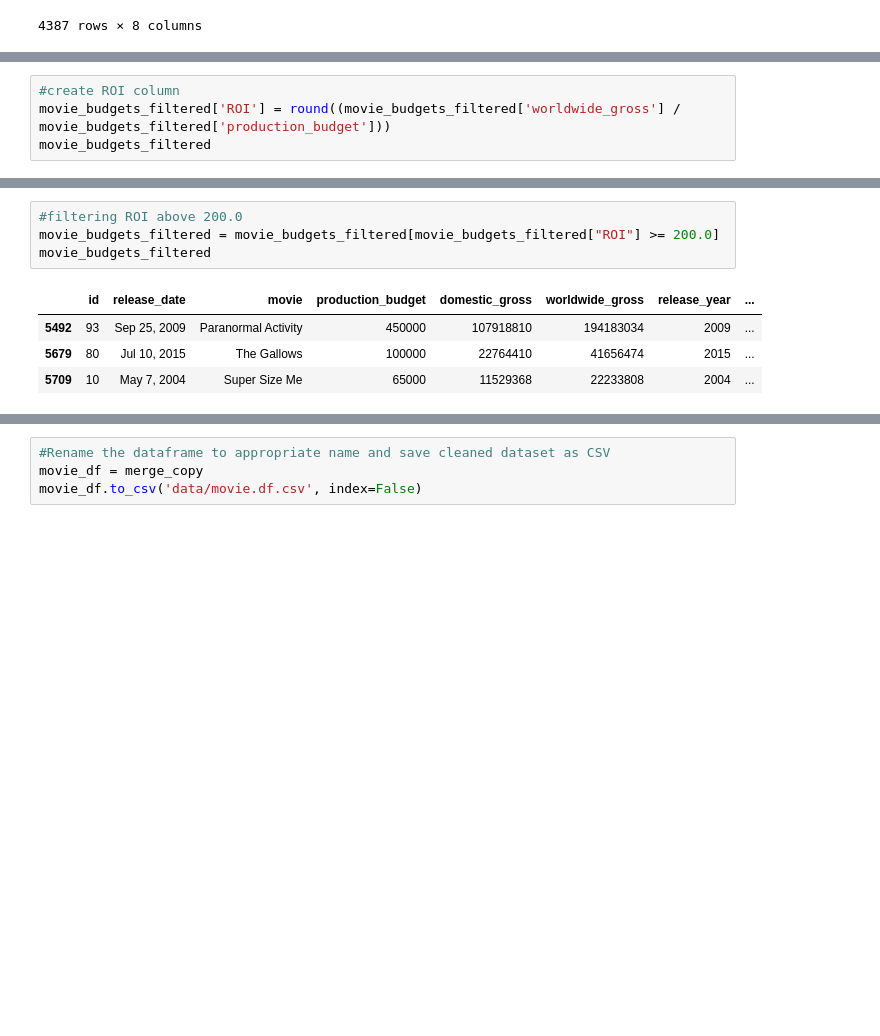
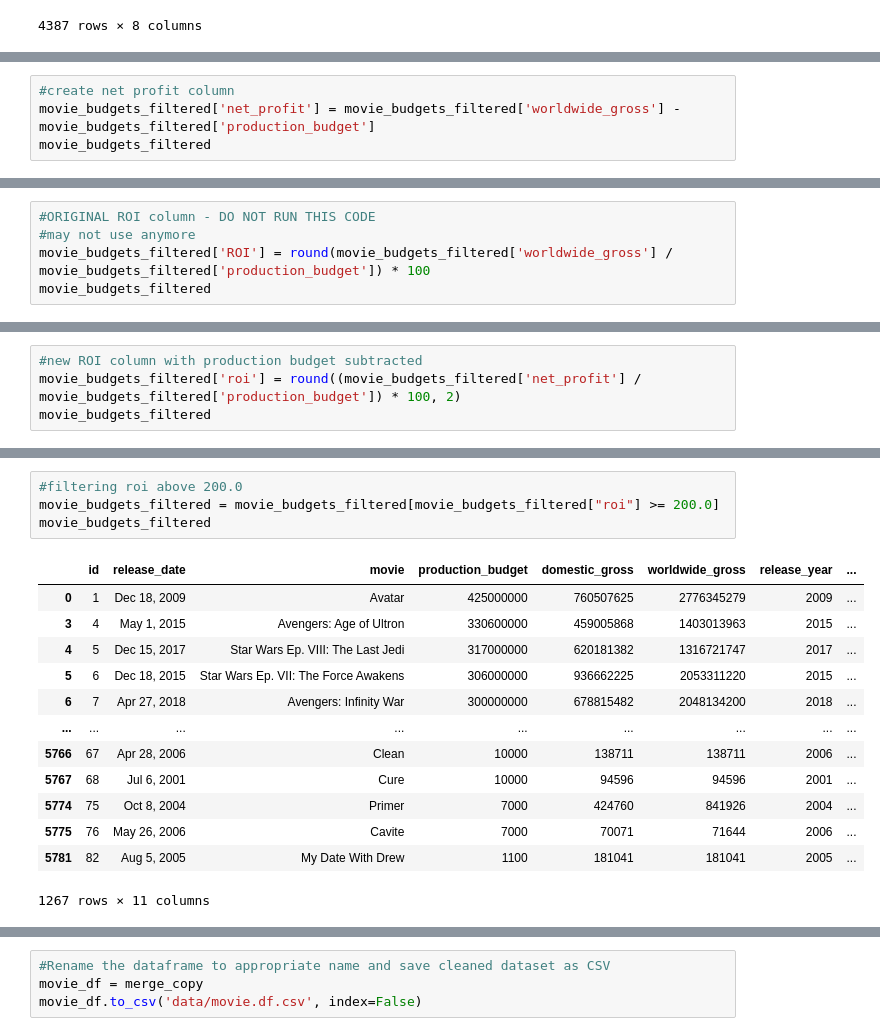
Before and after one commit to GoknurK/Movie_Studio, a Jupyter notebook: stats.ipynb, the cells around one changed output, grey strips where cells are left out. Cells and saved outputs as stored; diff of their text form; blank space fills up the shorter version.

```diff
--- a/stats.ipynb
+++ b/stats.ipynb
@@ -160,6 +212,6 @@ movie_budgets_filtered
 # %%
-#create ROI column
-movie_budgets_filtered['ROI'] = round((movie_budgets_filtered['worldwide_gross'] / movie_budgets_filtered['production_budget']))
+#create net profit column
+movie_budgets_filtered['net_profit'] = movie_budgets_filtered['worldwide_gross'] - movie_budgets_filtered['production_budget']
 movie_budgets_filtered
 # %% [output]
 |  | id | release_date | movie | production_budget | domestic_gross | worldwide_gross | release_year | ... |
@@ -177,0 +230,5 @@ movie_budgets_filtered
+# %%
+#ORIGINAL ROI column - DO NOT RUN THIS CODE
+#may not use anymore
+movie_budgets_filtered['ROI'] = round(movie_budgets_filtered['worldwide_gross'] / movie_budgets_filtered['production_budget']) * 100
+movie_budgets_filtered
@@ -177,0 +249,4 @@ movie_budgets_filtered
+# %%
+#new ROI column with production budget subtracted
+movie_budgets_filtered['roi'] = round((movie_budgets_filtered['net_profit'] / movie_budgets_filtered['production_budget']) * 100, 2)
+movie_budgets_filtered
@@ -178,12 +315,21 @@ movie_budgets_filtered
 # %%
-#filtering ROI above 200.0
-movie_budgets_filtered = movie_budgets_filtered[movie_budgets_filtered["ROI"] >= 200.0]
+#filtering roi above 200.0
+movie_budgets_filtered = movie_budgets_filtered[movie_budgets_filtered["roi"] >= 200.0]
 movie_budgets_filtered
 # %% [output]
 |  | id | release_date | movie | production_budget | domestic_gross | worldwide_gross | release_year | ... |
-| 5492 | 93 | Sep 25, 2009 | Paranormal Activity | 450000 | 107918810 | 194183034 | 2009 | ... |
-| 5679 | 80 | Jul 10, 2015 | The Gallows | 100000 | 22764410 | 41656474 | 2015 | ... |
-| 5709 | 10 | May 7, 2004 | Super Size Me | 65000 | 11529368 | 22233808 | 2004 | ... |
+| 0 | 1 | Dec 18, 2009 | Avatar | 425000000 | 760507625 | 2776345279 | 2009 | ... |
+| 3 | 4 | May 1, 2015 | Avengers: Age of Ultron | 330600000 | 459005868 | 1403013963 | 2015 | ... |
+| 4 | 5 | Dec 15, 2017 | Star Wars Ep. VIII: The Last Jedi | 317000000 | 620181382 | 1316721747 | 2017 | ... |
+| 5 | 6 | Dec 18, 2015 | Star Wars Ep. VII: The Force Awakens | 306000000 | 936662225 | 2053311220 | 2015 | ... |
+| 6 | 7 | Apr 27, 2018 | Avengers: Infinity War | 300000000 | 678815482 | 2048134200 | 2018 | ... |
+| ... | ... | ... | ... | ... | ... | ... | ... | ... |
+| 5766 | 67 | Apr 28, 2006 | Clean | 10000 | 138711 | 138711 | 2006 | ... |
+| 5767 | 68 | Jul 6, 2001 | Cure | 10000 | 94596 | 94596 | 2001 | ... |
+| 5774 | 75 | Oct 8, 2004 | Primer | 7000 | 424760 | 841926 | 2004 | ... |
+| 5775 | 76 | May 26, 2006 | Cavite | 7000 | 70071 | 71644 | 2006 | ... |
+| 5781 | 82 | Aug 5, 2005 | My Date With Drew | 1100 | 181041 | 181041 | 2005 | ... |
+1267 rows × 11 columns
 # %%
 # Filter rows where the production_budget is less than or equal to 80 million
 budgets = movie_budgets_filtered[movie_budgets_filtered['production_budget'] <= 80000000]
```
Also changed, not shown: parts of 54 cells of this notebook.
